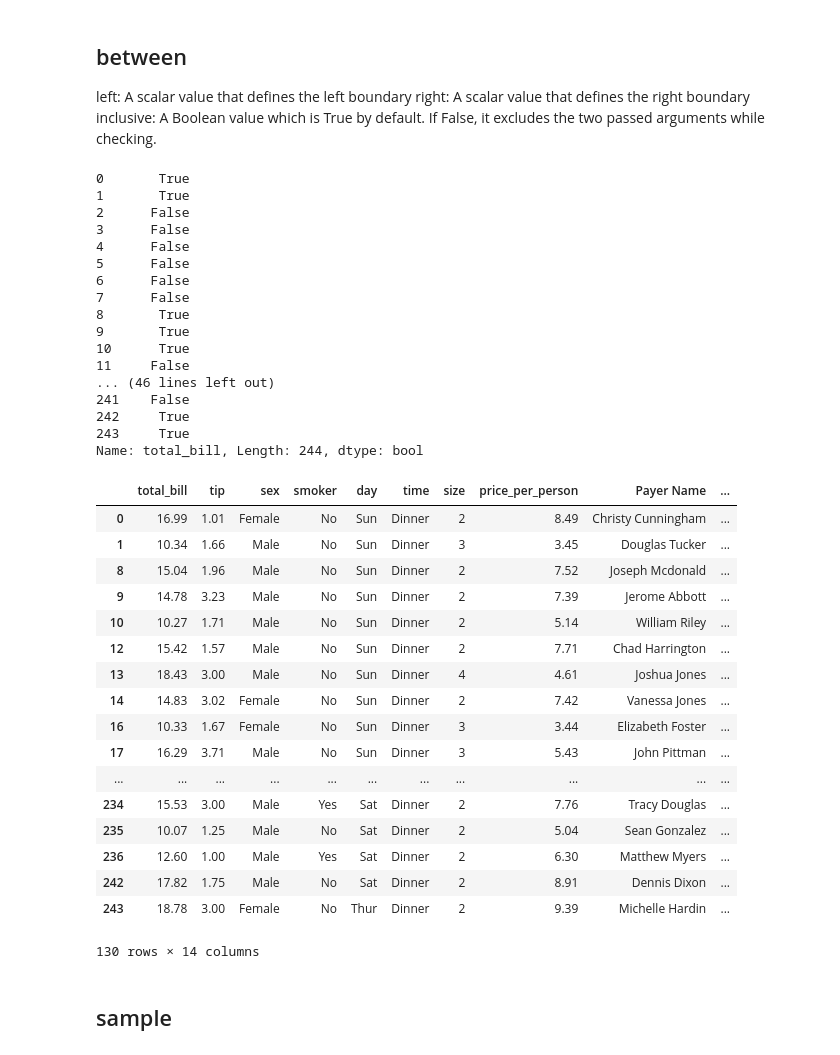
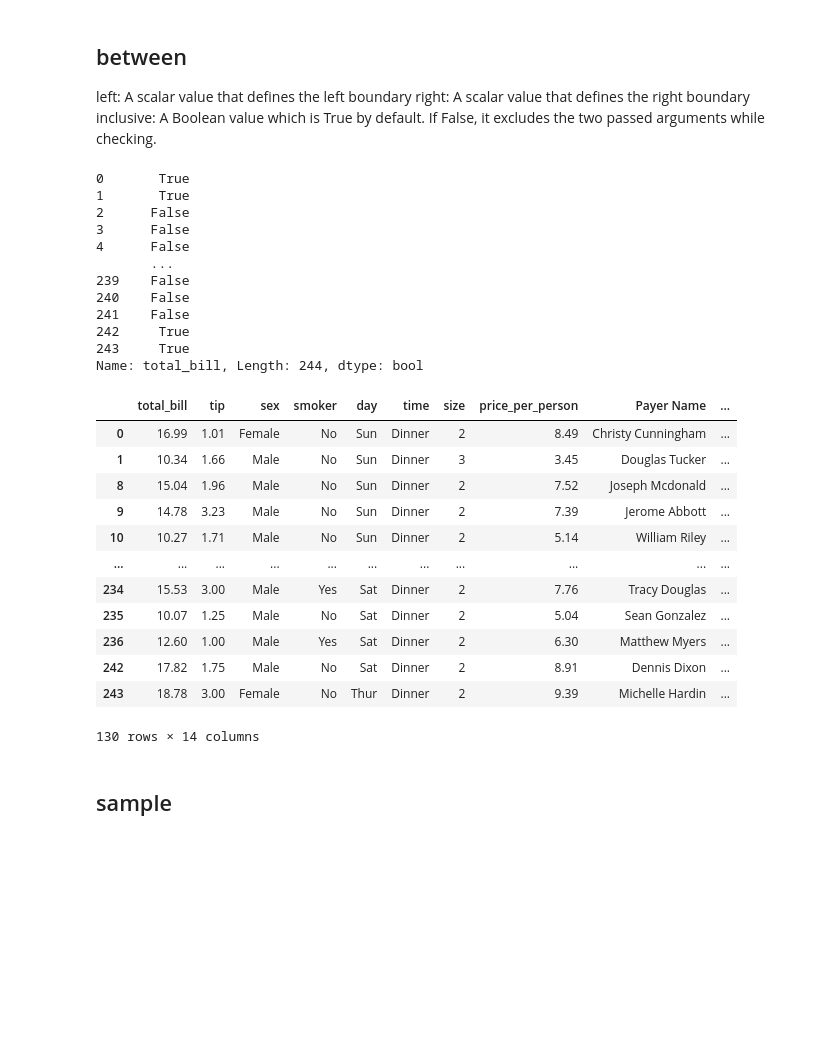
Before and after one commit to ali-moradzade/data-science-and-machine-learning-bootcamp, a Jupyter notebook: 03-pandas/03-useful-methods.ipynb, the cells around one changed output. Cells and saved outputs as stored; diff of their text form; code cells hidden in the pictures; blank space fills up the shorter version.

```diff
--- a/03-pandas/03-Useful-Methods.ipynb
+++ b/03-pandas/03-useful-methods.ipynb
@@ -539,39 +571,29 @@ left: A scalar value that defines the left boundary
 right: A scalar value that defines the right boundary
 inclusive: A Boolean value which is True by default. If False, it excludes the two passed arguments while checking.
 # %%
-df['total_bill'].between(10,20,inclusive=True)
+df['total_bill'].between(10,20,inclusive='both')
 # %% [output]
 0       True
 1       True
 2      False
 3      False
 4      False
-5      False
-6      False
-7      False
-8       True
-9       True
-10      True
-11     False
-... (46 lines left out)
+       ...
+239    False
+240    False
 241    False
 242     True
 243     True
 Name: total_bill, Length: 244, dtype: bool
 # %%
-df[df['total_bill'].between(10,20,inclusive=True)]
+df[df['total_bill'].between(10,20,inclusive='both')]
 # %% [output]
 |  | total_bill | tip | sex | smoker | day | time | size | price_per_person | Payer Name | ... |
 | 0 | 16.99 | 1.01 | Female | No | Sun | Dinner | 2 | 8.49 | Christy Cunningham | ... |
 | 1 | 10.34 | 1.66 | Male | No | Sun | Dinner | 3 | 3.45 | Douglas Tucker | ... |
 | 8 | 15.04 | 1.96 | Male | No | Sun | Dinner | 2 | 7.52 | Joseph Mcdonald | ... |
 | 9 | 14.78 | 3.23 | Male | No | Sun | Dinner | 2 | 7.39 | Jerome Abbott | ... |
 | 10 | 10.27 | 1.71 | Male | No | Sun | Dinner | 2 | 5.14 | William Riley | ... |
-| 12 | 15.42 | 1.57 | Male | No | Sun | Dinner | 2 | 7.71 | Chad Harrington | ... |
-| 13 | 18.43 | 3.00 | Male | No | Sun | Dinner | 4 | 4.61 | Joshua Jones | ... |
-| 14 | 14.83 | 3.02 | Female | No | Sun | Dinner | 2 | 7.42 | Vanessa Jones | ... |
-| 16 | 10.33 | 1.67 | Female | No | Sun | Dinner | 3 | 3.44 | Elizabeth Foster | ... |
-| 17 | 16.29 | 3.71 | Male | No | Sun | Dinner | 3 | 5.43 | John Pittman | ... |
 | ... | ... | ... | ... | ... | ... | ... | ... | ... | ... | ... |
 | 234 | 15.53 | 3.00 | Male | Yes | Sat | Dinner | 2 | 7.76 | Tracy Douglas | ... |
 | 235 | 10.07 | 1.25 | Male | No | Sat | Dinner | 2 | 5.04 | Sean Gonzalez | ... |
```
Also changed, not shown: parts of 22 cells of this notebook, 50 other files.
